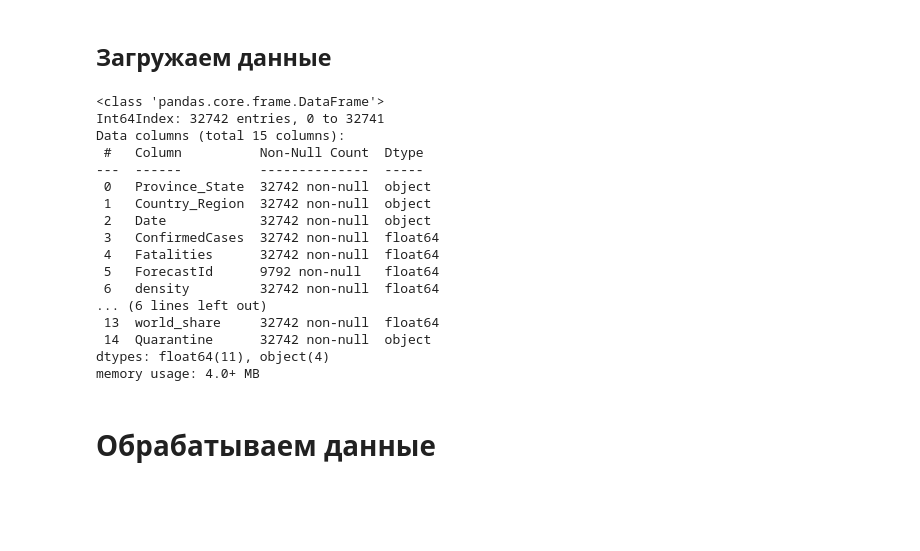
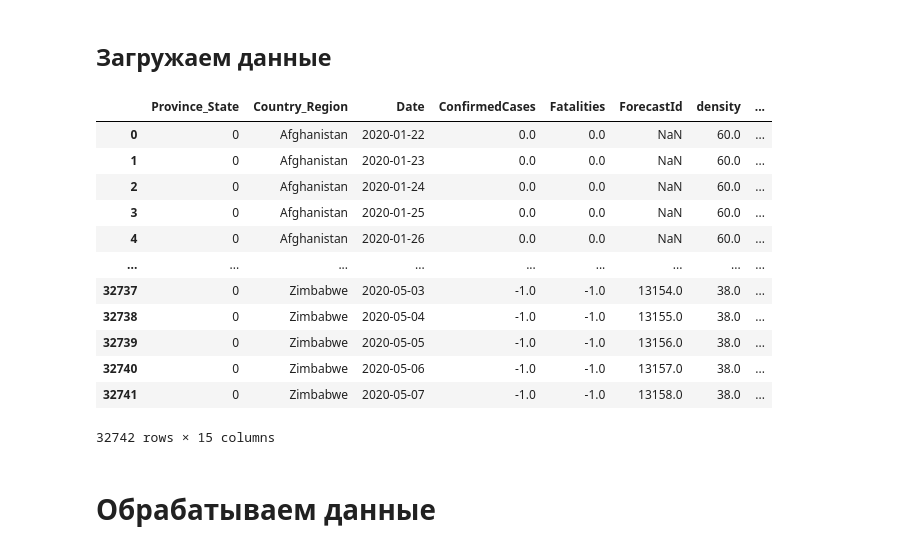
Before and after one commit to vlomme/sberbank-covid19-forecast-2020, a Jupyter notebook: covid_kaggle.ipynb, the cells around one changed output. Saved outputs shown, nothing was run; the diff lists cells and outputs as text; code cells hidden in the pictures; blank space fills up the shorter version.

```diff
--- a/covid_kaggle.ipynb
+++ b/covid_kaggle.ipynb
@@ -75,25 +61,21 @@ all_data['Quarantine'] = all_data['Quarantine'].fillna("2020-04-30")
 all_data.drop(['Id'], axis='columns',inplace=True)
 all_data['Province_State'] = all_data['Province_State'].fillna(0)
 # %%
-all_data.info()
+all_data
 # %% [output]
+|  | Province_State | Country_Region | Date | ConfirmedCases | Fatalities | ForecastId | density | ... |
+| 0 | 0 | Afghanistan | 2020-01-22 | 0.0 | 0.0 | NaN | 60.0 | ... |
+| 1 | 0 | Afghanistan | 2020-01-23 | 0.0 | 0.0 | NaN | 60.0 | ... |
+| 2 | 0 | Afghanistan | 2020-01-24 | 0.0 | 0.0 | NaN | 60.0 | ... |
+| 3 | 0 | Afghanistan | 2020-01-25 | 0.0 | 0.0 | NaN | 60.0 | ... |
+| 4 | 0 | Afghanistan | 2020-01-26 | 0.0 | 0.0 | NaN | 60.0 | ... |
+| ... | ... | ... | ... | ... | ... | ... | ... | ... |
+| 32737 | 0 | Zimbabwe | 2020-05-03 | -1.0 | -1.0 | 13154.0 | 38.0 | ... |
+| 32738 | 0 | Zimbabwe | 2020-05-04 | -1.0 | -1.0 | 13155.0 | 38.0 | ... |
+| 32739 | 0 | Zimbabwe | 2020-05-05 | -1.0 | -1.0 | 13156.0 | 38.0 | ... |
+| 32740 | 0 | Zimbabwe | 2020-05-06 | -1.0 | -1.0 | 13157.0 | 38.0 | ... |
+| 32741 | 0 | Zimbabwe | 2020-05-07 | -1.0 | -1.0 | 13158.0 | 38.0 | ... |
-<class 'pandas.core.frame.DataFrame'>
-Int64Index: 32742 entries, 0 to 32741
-Data columns (total 15 columns):
- #   Column          Non-Null Count  Dtype
----  ------          --------------  -----
- 0   Province_State  32742 non-null  object
- 1   Country_Region  32742 non-null  object
- 2   Date            32742 non-null  object
- 3   ConfirmedCases  32742 non-null  float64
- 4   Fatalities      32742 non-null  float64
- 5   ForecastId      9792 non-null   float64
- 6   density         32742 non-null  float64
-... (6 lines left out)
- 13  world_share     32742 non-null  float64
- 14  Quarantine      32742 non-null  object
-dtypes: float64(11), object(4)
-memory usage: 4.0+ MB
+32742 rows × 15 columns
 # %% [markdown]
 # Обрабатываем данные
 # %% [markdown]
```
Also changed, not shown: parts of 12 cells of this notebook.
